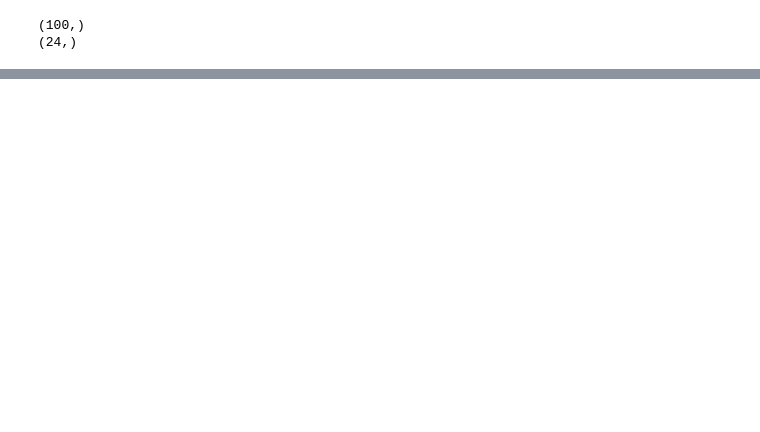
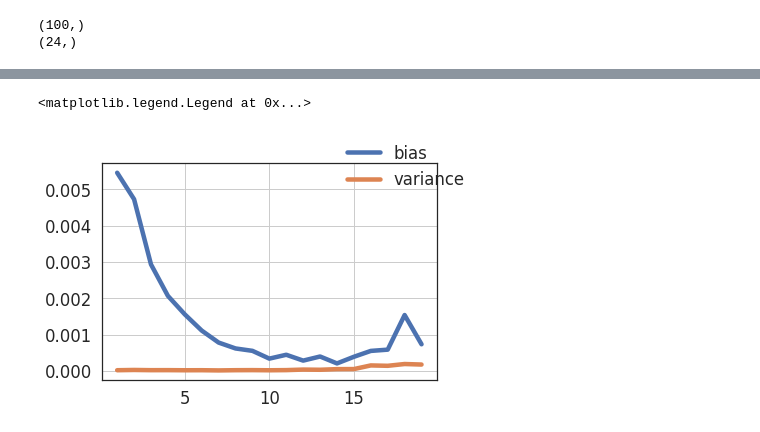
Before and after one commit to kaaja/ADAML, a Jupyter notebook: m1/m1BootstrapTesting.ipynb, the cells around one changed output, grey strips where cells are left out. Saved outputs shown, nothing was run; the diff lists cells and outputs as text; code cells hidden in the pictures; blank space fills up the shorter version.

```diff
--- a/m1/m1BootstrapTesting.ipynb
+++ b/m1/m1BootstrapTesting.ipynb
@@ -53,0 +72,11 @@ ValueError: x and y must have same first dimension, but have shapes (24,) and (1
+# %%
+fig, ax = plt.subplots()
+ax.plot(degrees, biasPython)
+ax.plot(degrees, variancePython)
+#ax.plot(degrees, noise)
+#ax.plot(degrees, tst1.mseBootstrap)
+legends = ['bias', 'variance', 'noises']#, 'MSE scikit']
+fig.legend(legends)
+# %% [output]
+<matplotlib.legend.Legend at 0x...>
+[figure, added]
```
Also changed, not shown: parts of 7 cells of this notebook, 3 other files.
